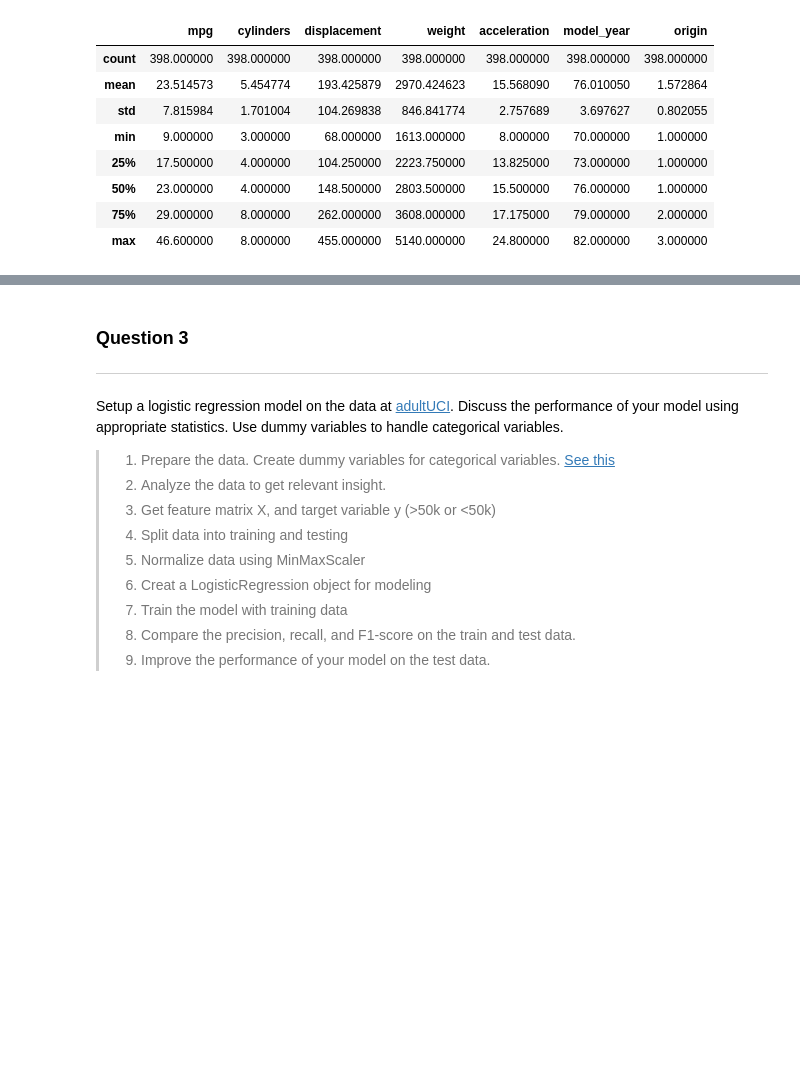
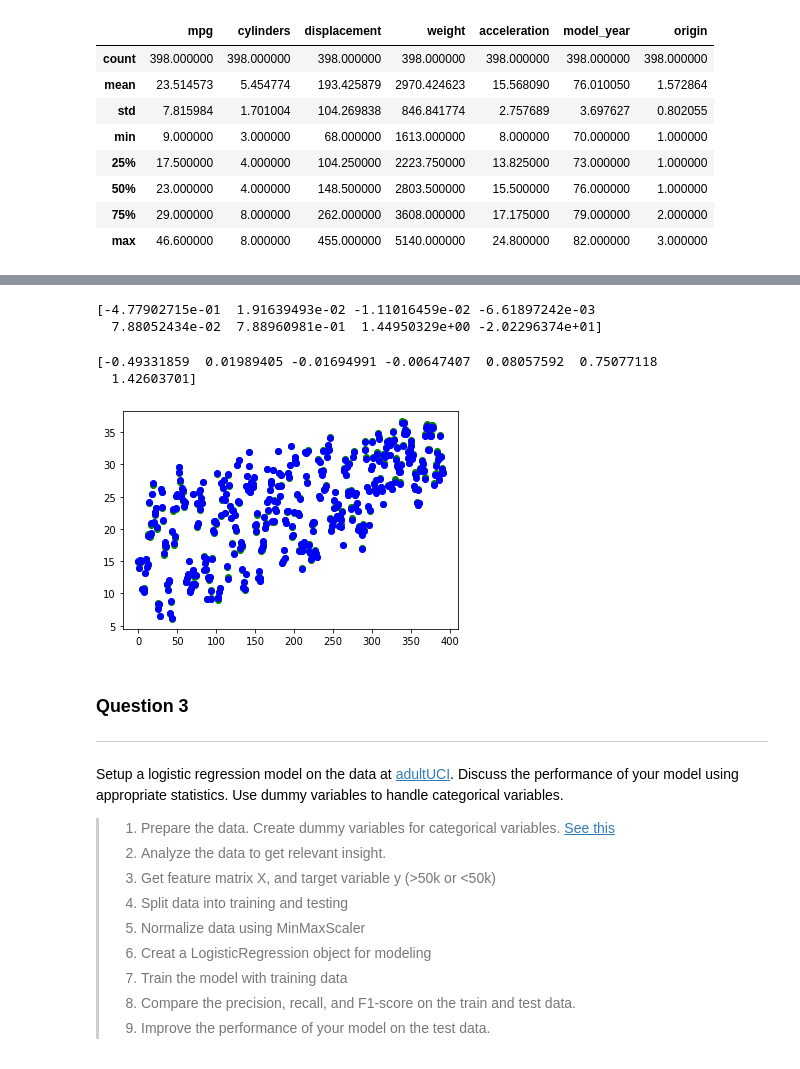
Before and after one commit to mycicle/ma544, a Jupyter notebook: assignments/PA-4/MA544_S21_PA4.ipynb, the cells around one changed output, grey strips where cells are left out. Cells and saved outputs as stored; diff of their text form; code cells hidden in the pictures; blank space fills up the shorter version.

Commit message:
Updated to have a functioning linear regression model
Signed-off-by: Mycicle <mjm.digregorio@gmail.com>

```diff
--- a/assignments/PA-4/MA544_S21_PA4.ipynb
+++ b/assignments/PA-4/MA544_S21_PA4.ipynb
@@ -223,3 +301,35 @@ data.describe()
+# %%
+linreg = LinearRegression(validation_split=0.1)
+# %%
+linreg.fit(X, y)
+# %% [output]
+[-4.77902715e-01  1.91639493e-02 -1.11016459e-02 -6.61897242e-03
+  7.88052434e-02  7.88960981e-01  1.44950329e+00 -2.02296374e+01]
+# %%
+from sklearn.linear_model import Ridge
+model = Ridge(alpha=1e-2)
+model.fit(X, y)
+print(model.coef_)
+# %% [output]
+[-0.49331859  0.01989405 -0.01694991 -0.00647407  0.08057592  0.75077118
+  1.42603701]
+# %%
+def prediction(features):
+    features = np.hstack([features, np.array([1])])
+    return np.dot(linreg.coef_, features)
+# %%
+y_pred = []
+bench = []
+for row in X.values:
+    y_pred.append(prediction(row))
+    bench.append(model.predict(row.reshape(1, -1)))
+pt.plot(range(len(X)), y_pred, 'go')
+# pt.plot(range(len(X)), y, 'ro')
+pt.plot(range(len(X)), bench, 'bo')
+
+pt.show()
+# %% [output]
+[figure, added]
 # %% [markdown]
 ### Question 3
 ---
```
Also changed, not shown: parts of 8 cells of this notebook.
